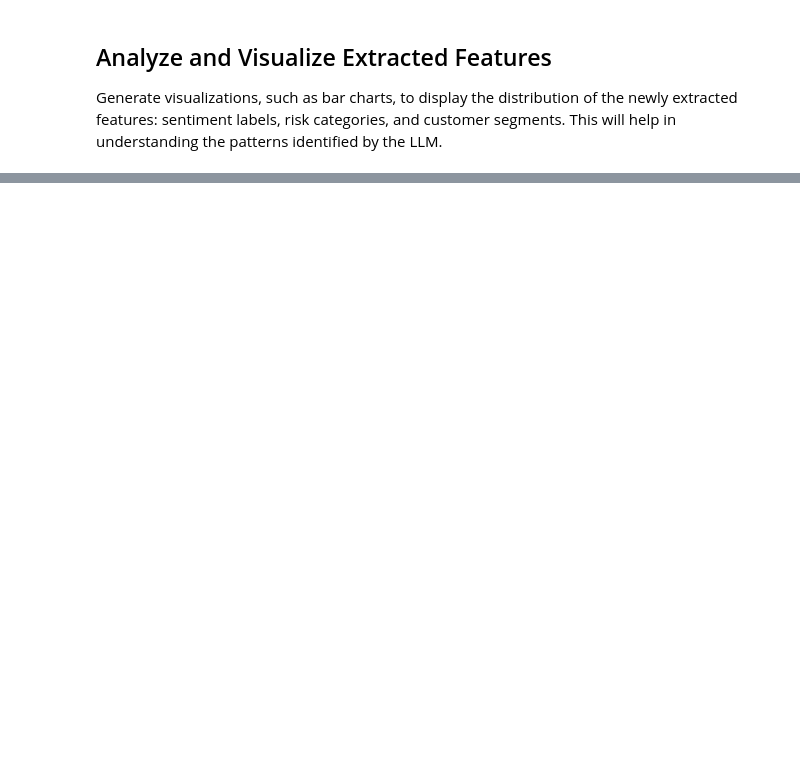
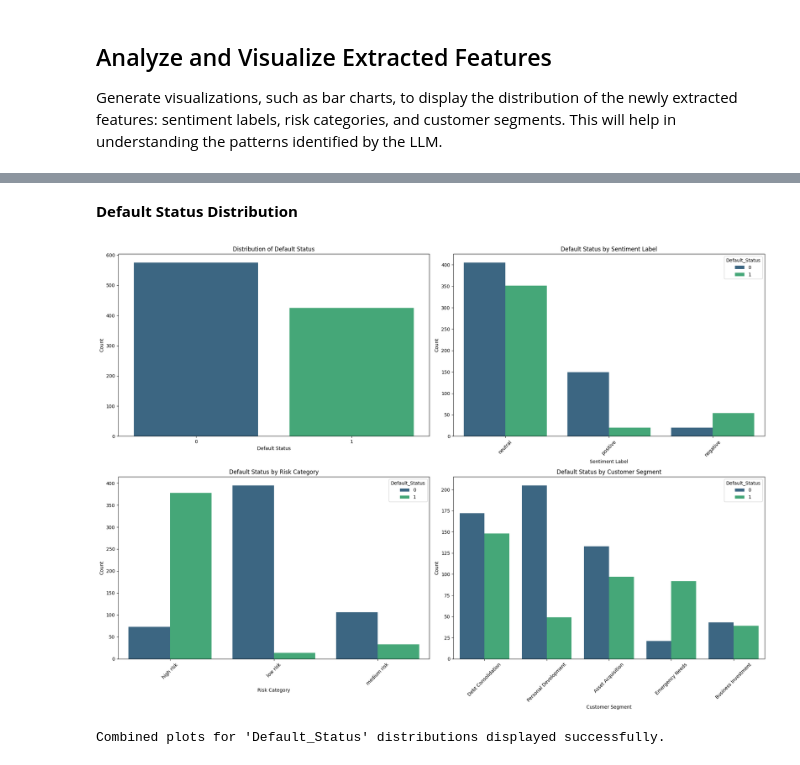
Before and after one commit to Wrynaft/FinancialDataMining, a Jupyter notebook: WIE3007_DM_GroupProject.ipynb, the cells around one changed output, grey strips where cells are left out. Cells and saved outputs as stored; diff of their text form; code cells hidden in the pictures; blank space fills up the shorter version.

```diff
--- a/WIE3007_DM_GroupProject.ipynb
+++ b/WIE3007_DM_GroupProject.ipynb
@@ -539,0 +683,41 @@ Error:
+# %% [markdown]
+**Default Status Distribution**
+# %%
+# Create a figure with a 2x2 grid of subplots
+fig, axes = plt.subplots(2, 2, figsize=(20, 14))
+axes = axes.flatten() # Flatten the 2x2 array of axes for easy iteration
+
+# Plot 1: Distribution of Default Status
+sns.countplot(x='Default_Status', data=df, palette='viridis', hue='Default_Status', legend=False, ax=axes[0])
+axes[0].set_title('Distribution of Default Status')
+axes[0].set_xlabel('Default Status')
+axes[0].set_ylabel('Count')
+
+# Plot 2: Default Status by Sentiment Label
+sns.countplot(x='Sentiment_Label', hue='Default_Status', data=df, palette='viridis', ax=axes[1])
+axes[1].set_title('Default Status by Sentiment Label')
+axes[1].set_xlabel('Sentiment Label')
+axes[1].set_ylabel('Count')
+axes[1].tick_params(axis='x', rotation=45)
+
+# Plot 3: Default Status by Risk Category
+sns.countplot(x='Risk_Category', hue='Default_Status', data=df, palette='viridis', ax=axes[2])
+axes[2].set_title('Default Status by Risk Category')
+axes[2].set_xlabel('Risk Category')
+axes[2].set_ylabel('Count')
+axes[2].tick_params(axis='x', rotation=45)
+
+# Plot 4: Default Status by Customer Segment
+sns.countplot(x='Customer_Segment', hue='Default_Status', data=df, palette='viridis', ax=axes[3])
+axes[3].set_title('Default Status by Customer Segment')
+axes[3].set_xlabel('Customer Segment')
+axes[3].set_ylabel('Count')
+axes[3].tick_params(axis='x', rotation=45)
+
+# Adjust layout and display the plot
+plt.tight_layout()
+plt.show()
+print("Combined plots for 'Default_Status' distributions displayed successfully.")
+# %% [output]
+[figure, added]
+Combined plots for 'Default_Status' distributions displayed successfully.
```
Also changed, not shown: parts of 32 cells of this notebook.
